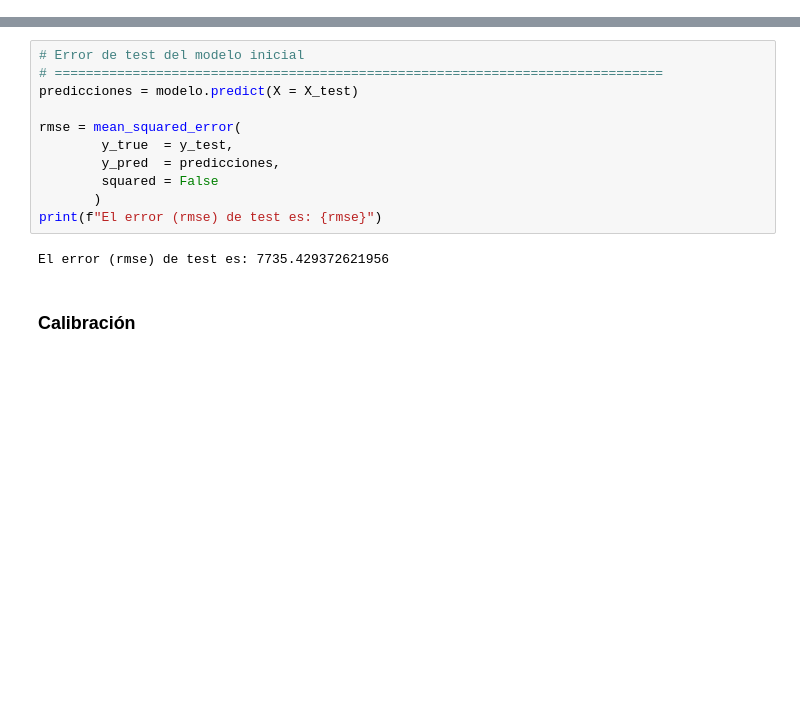
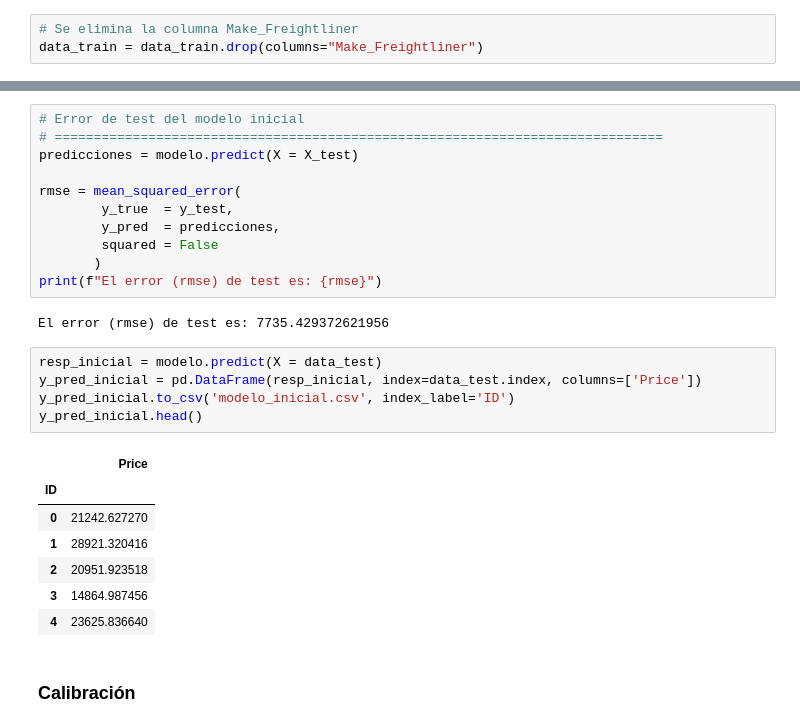
Before and after one commit to diegoalejop/MIAD_NLP_2024, a Jupyter notebook: Semana 3/S3P1_proyecto1.ipynb, the cells around one changed output, grey strips where cells are left out. Saved outputs shown, nothing was run; the diff lists cells and outputs as text; blank space fills up the shorter version.

Commit message:
Modificación data_train
Se elimina la columna que no contiene el data_test

```diff
--- a/Semana 3/S3P1_proyecto1.ipynb
+++ b/Semana 3/S3P1_proyecto1.ipynb
@@ -95,3 +103,6 @@ data_test = pd.get_dummies(data_test, columns=["State", "Make", "Model"])
+# %%
+# Se elimina la columna Make_Freightliner
+data_train = data_train.drop(columns="Make_Freightliner")
 # %%
 # División de los datos en entrenamiento y test
 # ==============================================================================
@@ -126,6 +137,19 @@ rmse = mean_squared_error(
 print(f"El error (rmse) de test es: {rmse}")
 # %% [output]
 El error (rmse) de test es: 7735.429372621956
+# %%
+resp_inicial = modelo.predict(X = data_test)
+y_pred_inicial = pd.DataFrame(resp_inicial, index=data_test.index, columns=['Price'])
+y_pred_inicial.to_csv('modelo_inicial.csv', index_label='ID')
+y_pred_inicial.head()
+# %% [output]
+|  | Price |
+| ID |  |
+| 0 | 21242.627270 |
+| 1 | 28921.320416 |
+| 2 | 20951.923518 |
+| 3 | 14864.987456 |
+| 4 | 23625.836640 |
 # %% [markdown]
 ### Calibración
 # %%
```
Also changed, not shown: parts of 17 cells of this notebook, 2 other files.
